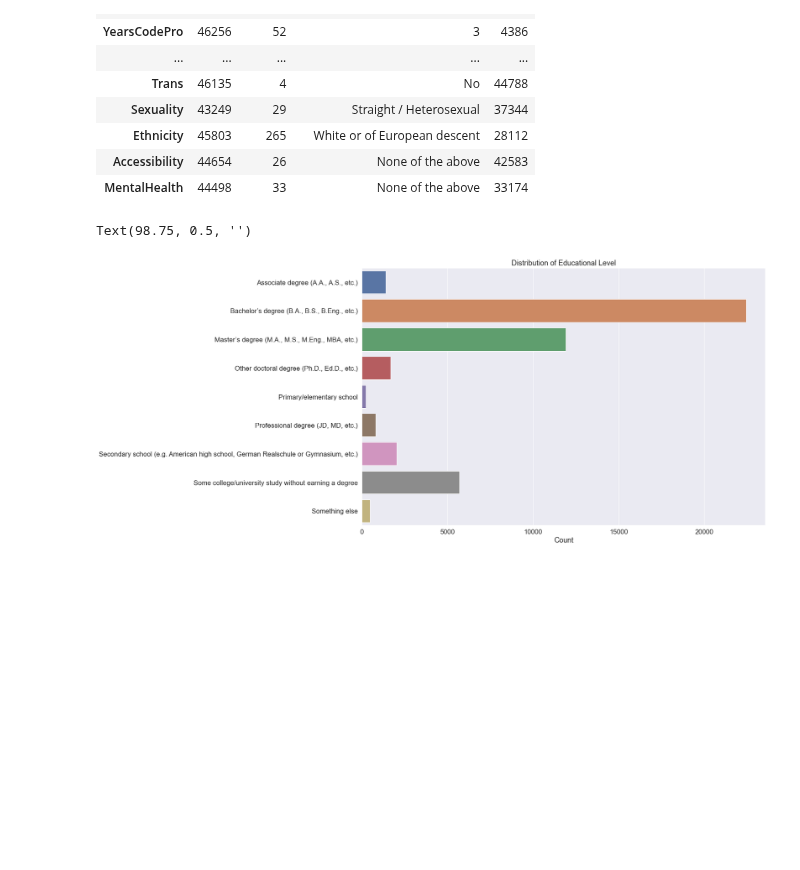
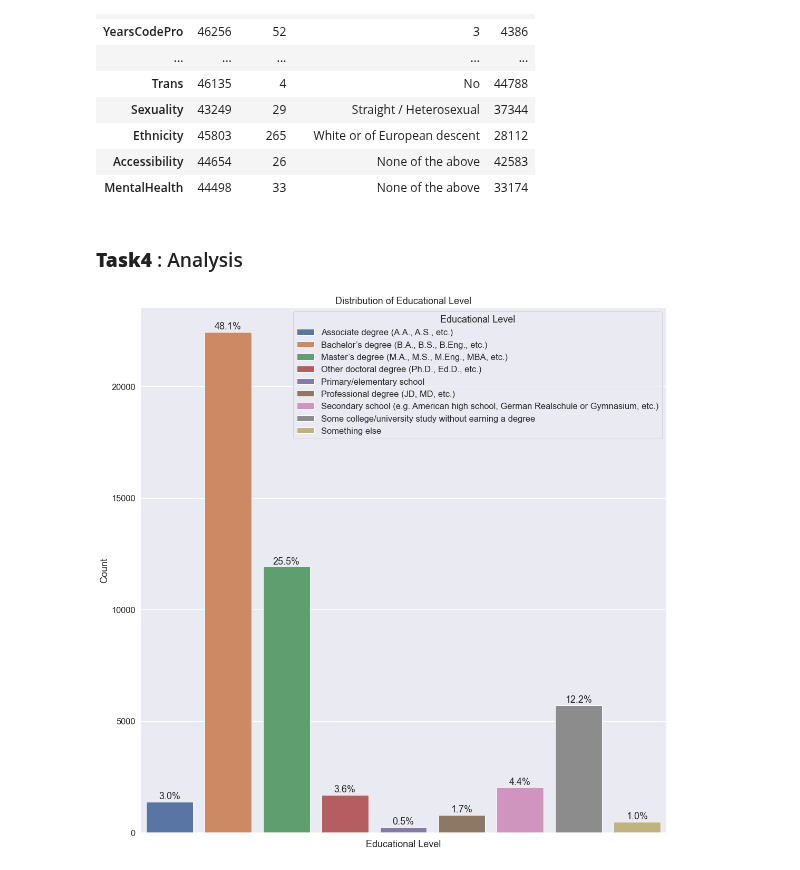
Before and after one commit to data301-2021-winter1/project-group13-project, a Jupyter notebook: notebooks/analysis2.ipynb, the cells around one changed output. Saved outputs shown, nothing was run; the diff lists cells and outputs as text; code cells hidden in the pictures; blank space fills up the shorter version.

Commit message:
working on graphs

```diff
--- a/notebooks/analysis2.ipynb
+++ b/notebooks/analysis2.ipynb
@@ -85,16 +133,21 @@ df2021Cleaned.describe(include='object').T
 | Ethnicity | 45803 | 265 | White or of European descent | 28112 |
 | Accessibility | 44654 | 26 | None of the above | 42583 |
 | MentalHealth | 44498 | 33 | None of the above | 33174 |
+# %% [markdown]
+### **Task4** : Analysis
 # %%
-plt.rcParams['figure.figsize']=15,10
+plt.rcParams['figure.figsize']=15,15
 sns.set(font_scale = 1.5)
 plt.xticks(rotation= 0)
 plt.title("Distribution of Educational Level")
 plt.tight_layout()
-p1 = sns.countplot(data=df2021Cleaned, y=df2021Cleaned.EdLevel)
-p1.set_xlabel("Count")
-p1.set_ylabel("")
+plt1 = sns.countplot(data = df2021Cleaned, x = df2021Cleaned.EdLevel, hue = 'EdLevel', dodge=False)
+plt.legend(title = "Educational Level")
+plt1.set_xlabel("Educational Level")
+plt1.set_ylabel("Count")
+plt1.set(xticklabels=[])
+
+p2.show_Percentage(df2021Cleaned, plt1)
 # %% [output]
-Text(98.75, 0.5, '')
-[figure, old version]
+[figure, new version]
 # %%
```
Also changed, not shown: parts of 9 cells of this notebook, 1 other file.
